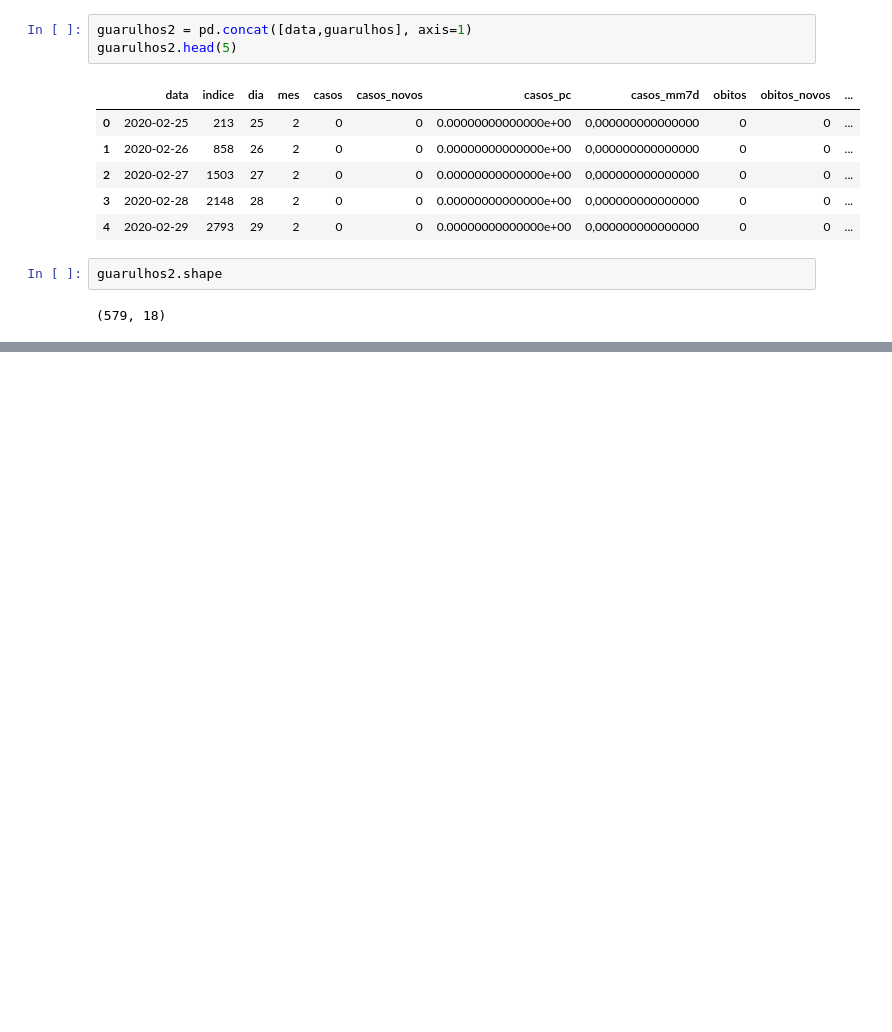
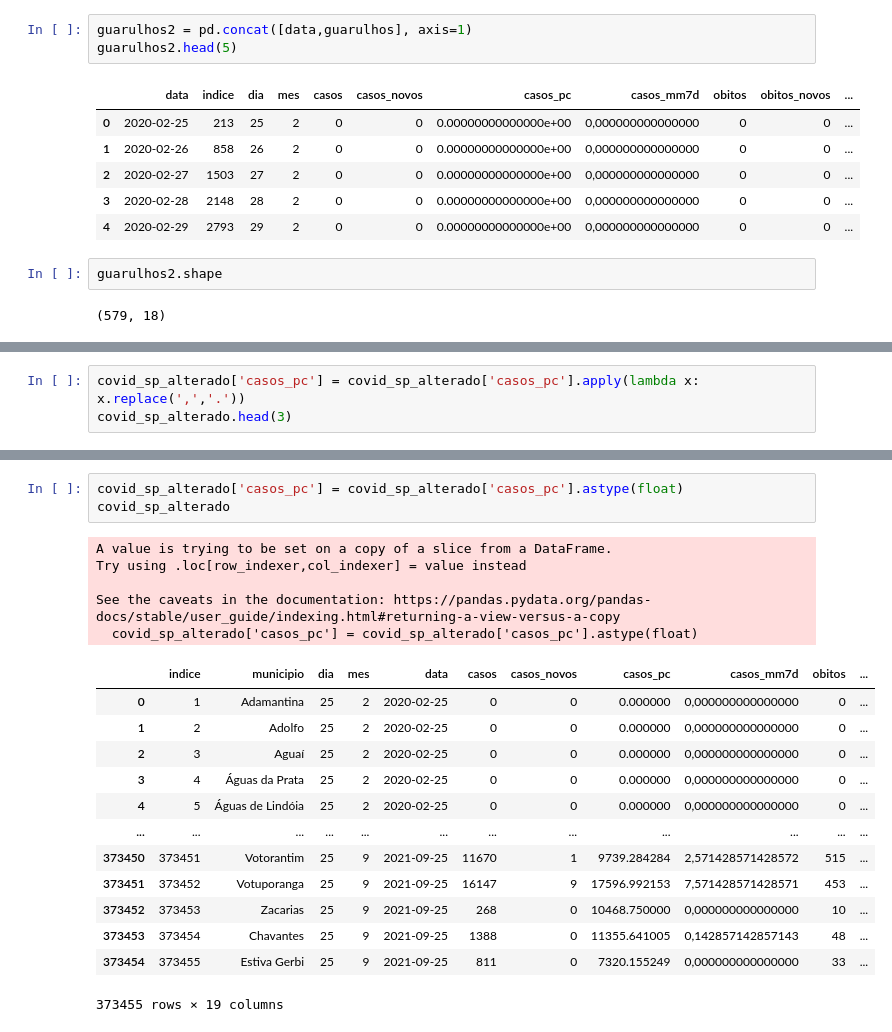
Before and after one commit to RafaPassos-RAP/COVID-19_DataAnalysis_SP, a Jupyter notebook: tratamento.ipynb, the cells around one changed output, grey strips where cells are left out. Drawn from its saved outputs; the diff is of its cells as text; blank space fills up the shorter version.

```diff
--- a/tratamento.ipynb
+++ b/tratamento.ipynb
@@ -599,0 +748,3 @@ guarulhos2.shape
+# %%
+covid_sp_alterado['casos_pc'] = covid_sp_alterado['casos_pc'].apply(lambda x: x.replace(',','.'))
+covid_sp_alterado.head(3)
@@ -599,0 +761,22 @@ guarulhos2.shape
+# %%
+covid_sp_alterado['casos_pc'] = covid_sp_alterado['casos_pc'].astype(float)
+covid_sp_alterado
+# %% [output]
+A value is trying to be set on a copy of a slice from a DataFrame.
+Try using .loc[row_indexer,col_indexer] = value instead
+
+See the caveats in the documentation: https://pandas.pydata.org/pandas-docs/stable/user_guide/indexing.html#returning-a-view-versus-a-copy
+  covid_sp_alterado['casos_pc'] = covid_sp_alterado['casos_pc'].astype(float)
+|  | indice | municipio | dia | mes | data | casos | casos_novos | casos_pc | casos_mm7d | obitos | ... |
+| 0 | 1 | Adamantina | 25 | 2 | 2020-02-25 | 0 | 0 | 0.000000 | 0,000000000000000 | 0 | ... |
+| 1 | 2 | Adolfo | 25 | 2 | 2020-02-25 | 0 | 0 | 0.000000 | 0,000000000000000 | 0 | ... |
+| 2 | 3 | Aguaí | 25 | 2 | 2020-02-25 | 0 | 0 | 0.000000 | 0,000000000000000 | 0 | ... |
+| 3 | 4 | Águas da Prata | 25 | 2 | 2020-02-25 | 0 | 0 | 0.000000 | 0,000000000000000 | 0 | ... |
+| 4 | 5 | Águas de Lindóia | 25 | 2 | 2020-02-25 | 0 | 0 | 0.000000 | 0,000000000000000 | 0 | ... |
+| ... | ... | ... | ... | ... | ... | ... | ... | ... | ... | ... | ... |
+| 373450 | 373451 | Votorantim | 25 | 9 | 2021-09-25 | 11670 | 1 | 9739.284284 | 2,571428571428572 | 515 | ... |
+| 373451 | 373452 | Votuporanga | 25 | 9 | 2021-09-25 | 16147 | 9 | 17596.992153 | 7,571428571428571 | 453 | ... |
+| 373452 | 373453 | Zacarias | 25 | 9 | 2021-09-25 | 268 | 0 | 10468.750000 | 0,000000000000000 | 10 | ... |
+| 373453 | 373454 | Chavantes | 25 | 9 | 2021-09-25 | 1388 | 0 | 11355.641005 | 0,142857142857143 | 48 | ... |
+| 373454 | 373455 | Estiva Gerbi | 25 | 9 | 2021-09-25 | 811 | 0 | 7320.155249 | 0,000000000000000 | 33 | ... |
+373455 rows × 19 columns
```
Also changed, not shown: parts of 20 cells of this notebook, 1 other file.
